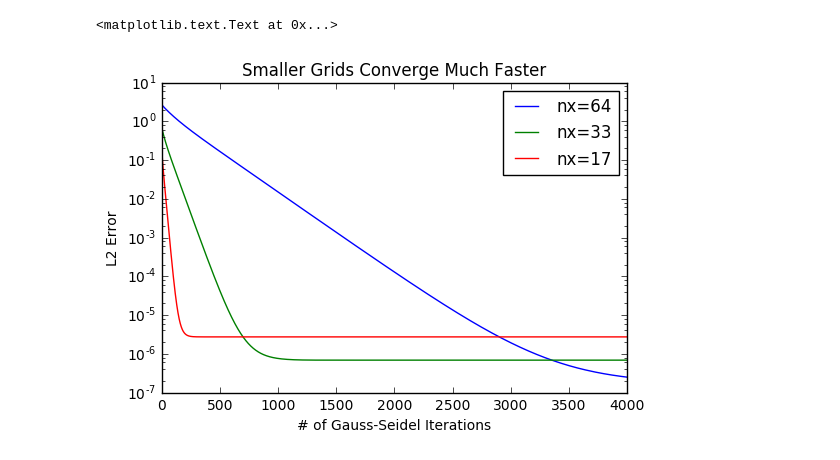
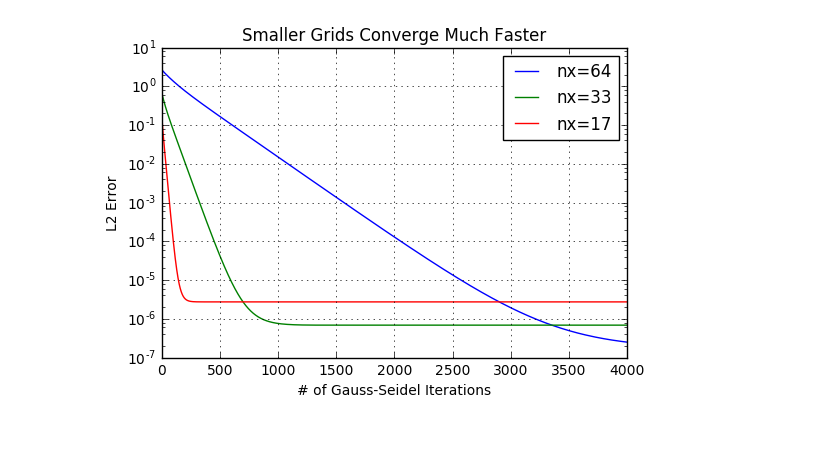
Before and after one commit to ChristoSilvia/mae6230_cfd, a Jupyter notebook: homeworks/4/Plotting-Gauss-Seidel.ipynb, the cells around one changed output. Saved outputs shown, nothing was run; the diff lists cells and outputs as text; code cells hidden in the pictures.

```diff
--- a/homeworks/4/Plotting-Gauss-Seidel.ipynb
+++ b/homeworks/4/Plotting-Gauss-Seidel.ipynb
@@ -9,11 +9,11 @@ a17 = np.loadtxt("error_decrease_17")
 # %%
 plt.semilogy(a65, label="nx=64")
 plt.semilogy(a33, label="nx=33")
 plt.semilogy(a17, label="nx=17")
 plt.legend()
 plt.ylabel("L2 Error")
 plt.xlabel("# of Gauss-Seidel Iterations")
 plt.title("Smaller Grids Converge Much Faster")
+plt.grid(True)
 # %% [output]
-<matplotlib.text.Text at 0x...>
-[figure, old version]
+[figure, new version]
```
